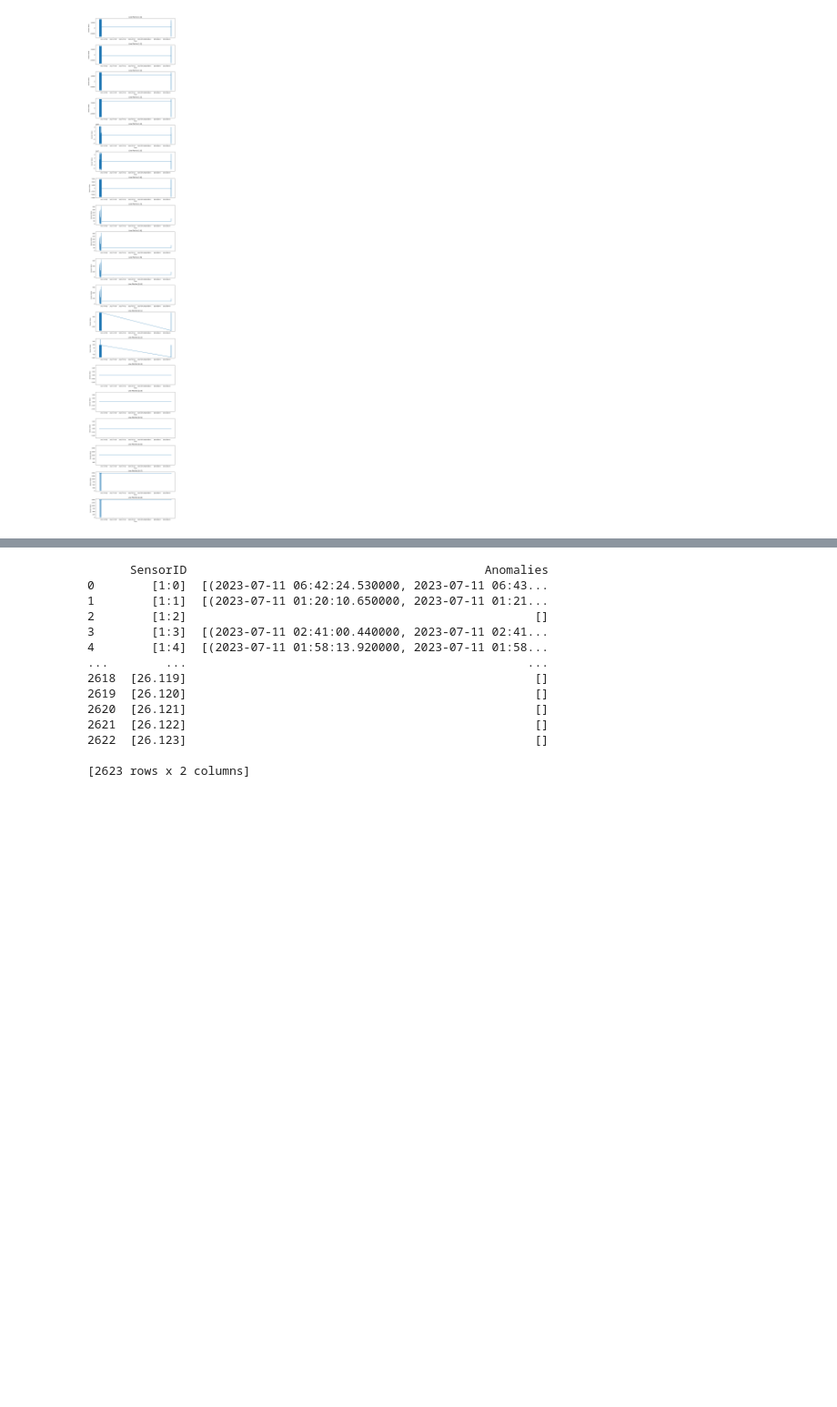
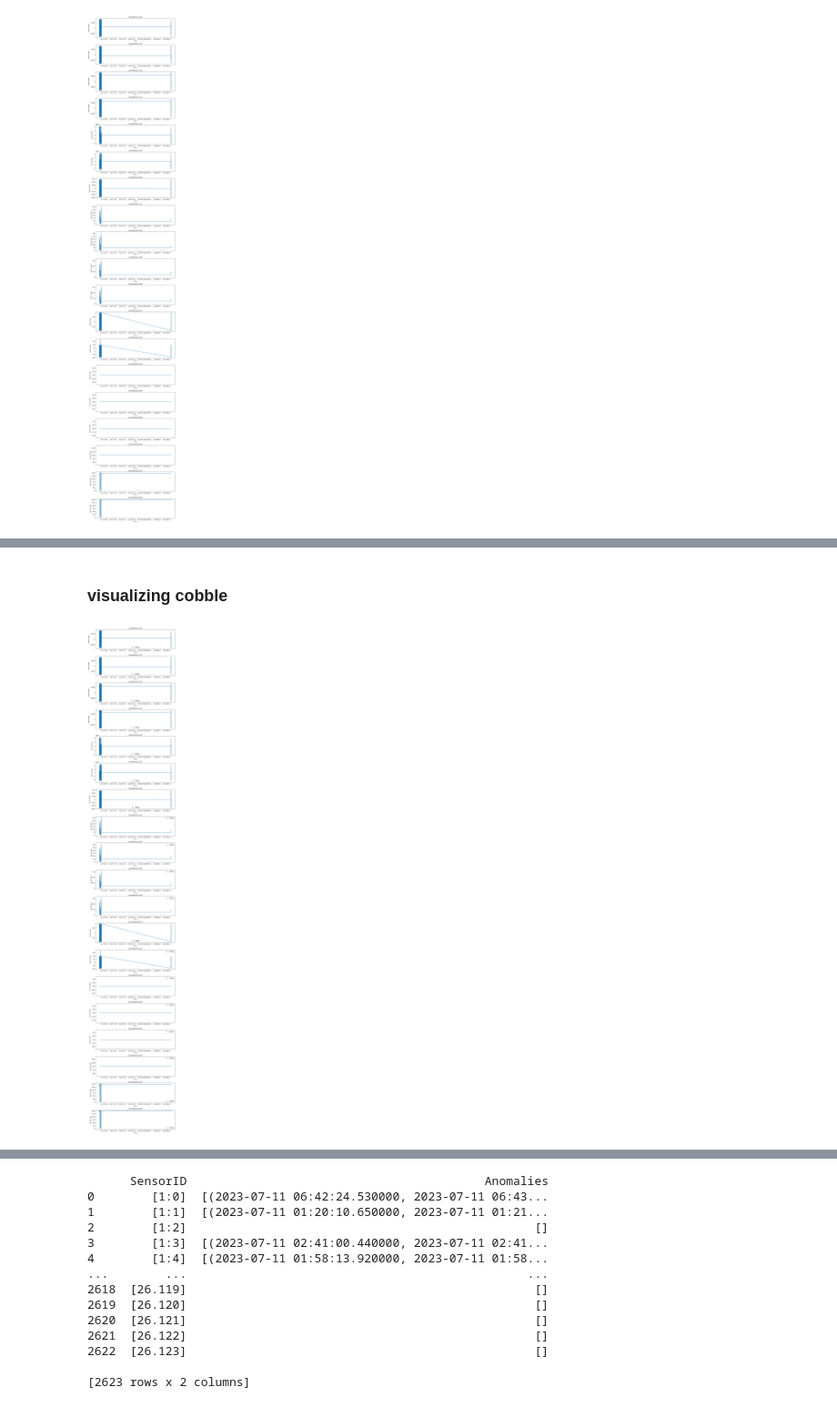
Before and after one commit to allelbhagya/ta1, a Jupyter notebook: data.ipynb, the cells around one changed output, grey strips where cells are left out. Shown at 91% size. Cells and saved outputs as stored; diff of their text form; code cells hidden in the pictures; blank space fills up the shorter version.

```diff
--- a/data.ipynb
+++ b/data.ipynb
@@ -235,0 +351,70 @@ print(anomalies_df)
+# %% [markdown]
+### visualizing cobble
+# %%
+import numpy as np
+import pandas as pd
+import matplotlib.pyplot as plt
+from sklearn.ensemble import IsolationForest
+
+numerical_columns = merged_df.columns[1:20]
+merged_df.fillna(merged_df.mean(), inplace=True)
+
+def detect_anomalies_isolation_forest(series, contamination=0.0007, time_threshold=2000):
+    data = series.values.reshape(-1, 1)
+    isolation_forest = IsolationForest(contamination=contamination)
+    anomalies = isolation_forest.fit_predict(data)
+
+    anomaly_intervals = []
+    start_time = None
+    anomaly_count = 0
+    for index, is_anomaly in enumerate(anomalies):
+        if is_anomaly == -1 and start_time is None:
+            start_time = merged_df['Time'].iloc[index]
+            anomaly_count += 1
+        elif is_anomaly != -1 and start_time is not None:
+            end_time = merged_df['Time'].iloc[index - 1]
+            if anomaly_count >= 3:
+                anomaly_intervals.append(('rare', start_time, end_time))
+            else:
+                anomaly_intervals.append(('frequent', start_time, end_time))
+            start_time = None
+            anomaly_count = 0
+        elif is_anomaly == -1:
+            anomaly_count += 1
+
+    return anomaly_intervals
+
+sensor_non_anomalies = {sensor_id: [] for sensor_id in numerical_columns}
+all_anomalies = []
+
+for sensor_id in numerical_columns:
+    anomaly_intervals = detect_anomalies_isolation_forest(merged_df[sensor_id])
+    non_anomaly_intervals = [(merged_df['Time'].iloc[i], merged_df['Time'].iloc[i+1]) for i in range(len(anomaly_intervals) - 1) if 'rare' not in anomaly_intervals[i][0]]
+    sensor_non_anomalies[sensor_id].extend(non_anomaly_intervals)
+
+    all_anomalies.append((sensor_id, anomaly_intervals))
+
+non_anomalies_df = pd.DataFrame(list(sensor_non_anomalies.items()), columns=['SensorID', 'Cobbles'])
+anomalies_df = pd.DataFrame(all_anomalies, columns=['SensorID', 'AnomalyIntervals'])
+
+fig, axes = plt.subplots(len(numerical_columns), 1, figsize=(10, 3 * len(numerical_columns)))
+
+for i, sensor_id in enumerate(numerical_columns):
+    plt.subplot(len(numerical_columns), 1, i+1)
+
+    # Plot all data in blue
+    plt.plot(merged_df['Time'], merged_df[sensor_id])
+
+    # Mark non-anomalies in green
+    non_anomaly_data = non_anomalies_df[non_anomalies_df['SensorID'] == sensor_id]['Cobbles'].values[0]
+    plt.scatter([start_time for start_time, _ in non_anomaly_data], [merged_df.at[merged_df['Time'].searchsorted(start_time), sensor_id] for start_time, _ in non_anomaly_data], color='green', label='Cobbles', alpha=0.5)
+
+    plt.title(f'Line Plot for {sensor_id}')
+    plt.xlabel('Time')
+    plt.ylabel('Sensor Value')
+    plt.legend()
+
+plt.tight_layout()
+plt.show()
+# %% [output]
+[figure, added]
```
Also changed, not shown: parts of 11 cells of this notebook, 1 other file.
